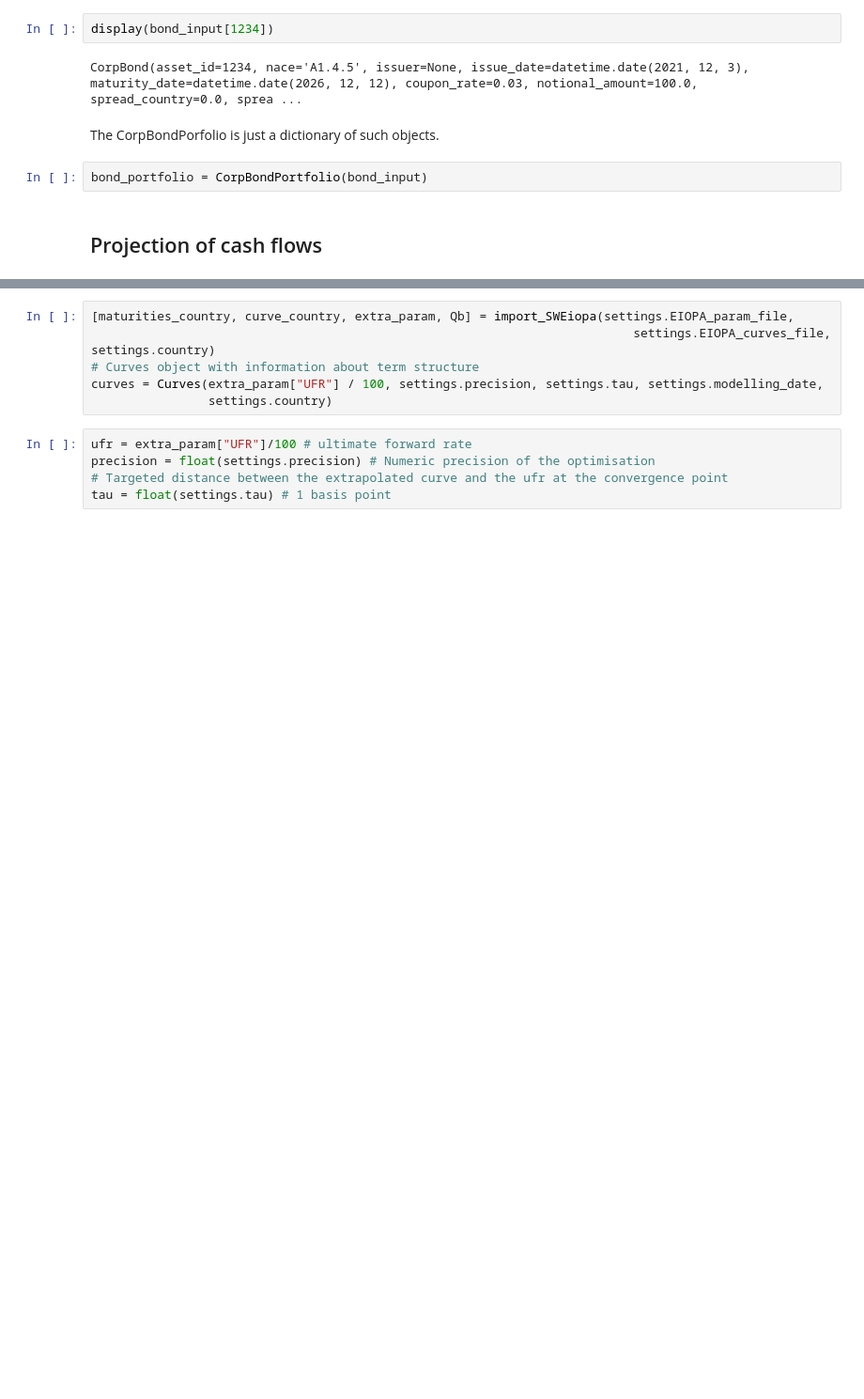
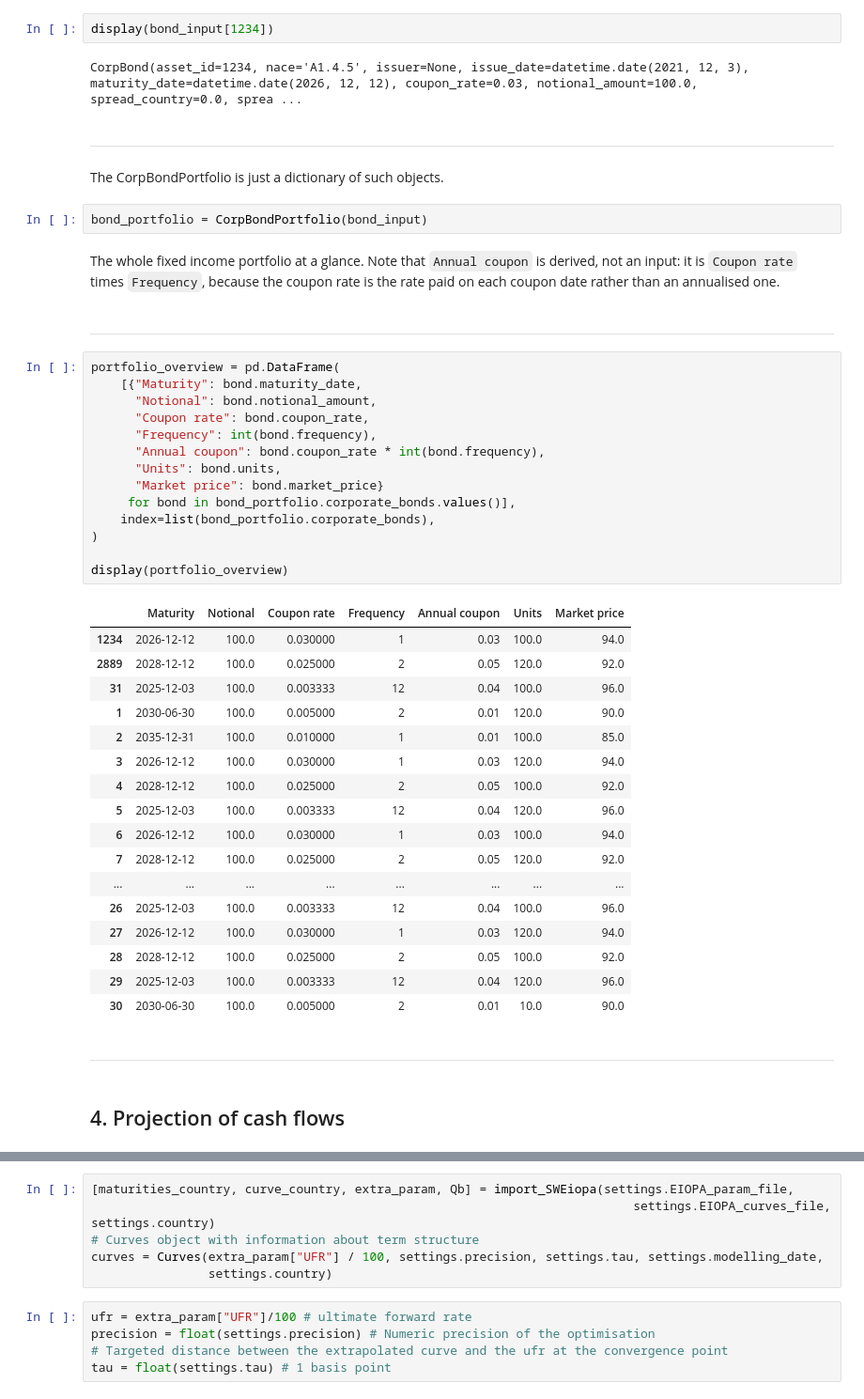
Before and after one commit to open-source-modelling/Open_Source_Economic_Model, a Jupyter notebook: notebooks/prototypes/bond_pricing.ipynb, the cells around one changed output, grey strips where cells are left out. Shown at 94% size. Drawn from its saved outputs; the diff is of its cells as text; blank space fills up the shorter version.

```diff
--- a/notebooks/prototypes/bond_pricing.ipynb
+++ b/notebooks/prototypes/bond_pricing.ipynb
@@ -212,10 +340,54 @@ As an example, a single corporate bond in a CorpBond would look something like:
 display(bond_input[1234])
 # %% [output]
 CorpBond(asset_id=1234, nace='A1.4.5', issuer=None, issue_date=datetime.date(2021, 12, 3), maturity_date=datetime.date(2026, 12, 12), coupon_rate=0.03, notional_amount=100.0, spread_country=0.0, sprea ...
+# %% [markdown]
+***
 # %% [markdown]
-The CorpBondPorfolio is just a dictionary of such objects.
+The CorpBondPortfolio is just a dictionary of such objects.
 # %%
 bond_portfolio = CorpBondPortfolio(bond_input)
+# %% [markdown]
+The whole fixed income portfolio at a glance. Note that `Annual coupon` is derived, not an
+input: it is `Coupon rate` times `Frequency`, because the coupon rate is the rate paid on
+each coupon date rather than an annualised one.
+# %% [markdown]
+***
+# %%
+portfolio_overview = pd.DataFrame(
+    [{"Maturity": bond.maturity_date,
+      "Notional": bond.notional_amount,
+      "Coupon rate": bond.coupon_rate,
+      "Frequency": int(bond.frequency),
+      "Annual coupon": bond.coupon_rate * int(bond.frequency),
+      "Units": bond.units,
+      "Market price": bond.market_price}
+     for bond in bond_portfolio.corporate_bonds.values()],
+    index=list(bond_portfolio.corporate_bonds),
+)
+
+display(portfolio_overview)
+# %% [output]
+|  | Maturity | Notional | Coupon rate | Frequency | Annual coupon | Units | Market price |
+| 1234 | 2026-12-12 | 100.0 | 0.030000 | 1 | 0.03 | 100.0 | 94.0 |
+| 2889 | 2028-12-12 | 100.0 | 0.025000 | 2 | 0.05 | 120.0 | 92.0 |
+| 31 | 2025-12-03 | 100.0 | 0.003333 | 12 | 0.04 | 100.0 | 96.0 |
+| 1 | 2030-06-30 | 100.0 | 0.005000 | 2 | 0.01 | 120.0 | 90.0 |
+| 2 | 2035-12-31 | 100.0 | 0.010000 | 1 | 0.01 | 100.0 | 85.0 |
+| 3 | 2026-12-12 | 100.0 | 0.030000 | 1 | 0.03 | 120.0 | 94.0 |
+| 4 | 2028-12-12 | 100.0 | 0.025000 | 2 | 0.05 | 100.0 | 92.0 |
+| 5 | 2025-12-03 | 100.0 | 0.003333 | 12 | 0.04 | 120.0 | 96.0 |
+| 6 | 2026-12-12 | 100.0 | 0.030000 | 1 | 0.03 | 100.0 | 94.0 |
+| 7 | 2028-12-12 | 100.0 | 0.025000 | 2 | 0.05 | 120.0 | 92.0 |
+| ... | ... | ... | ... | ... | ... | ... | ... |
+| 26 | 2025-12-03 | 100.0 | 0.003333 | 12 | 0.04 | 100.0 | 96.0 |
+| 27 | 2026-12-12 | 100.0 | 0.030000 | 1 | 0.03 | 120.0 | 94.0 |
+| 28 | 2028-12-12 | 100.0 | 0.025000 | 2 | 0.05 | 100.0 | 92.0 |
+| 29 | 2025-12-03 | 100.0 | 0.003333 | 12 | 0.04 | 120.0 | 96.0 |
+| 30 | 2030-06-30 | 100.0 | 0.005000 | 2 | 0.01 | 10.0 | 90.0 |
+# %% [markdown]
+***
 # %% [markdown]
-## Projection of cash flows
+<a id="section-4"></a>
+
+## 4. Projection of cash flows
 # %% [markdown]
```
Also changed, not shown: parts of 77 cells of this notebook, 24 other files.
